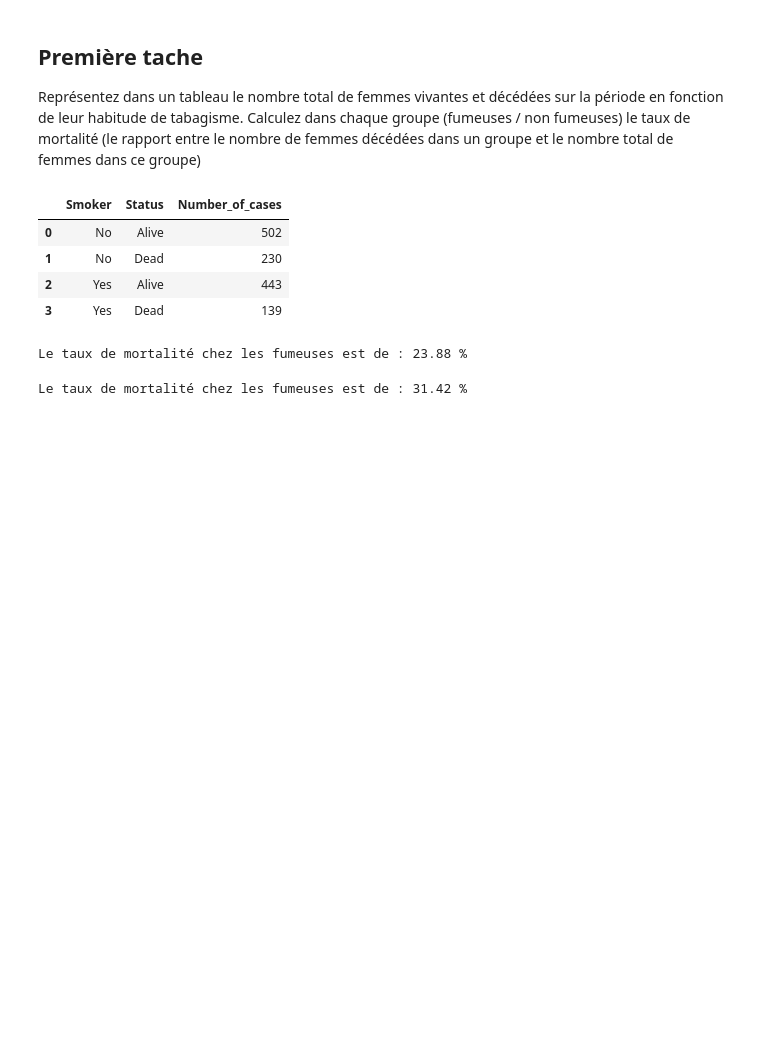
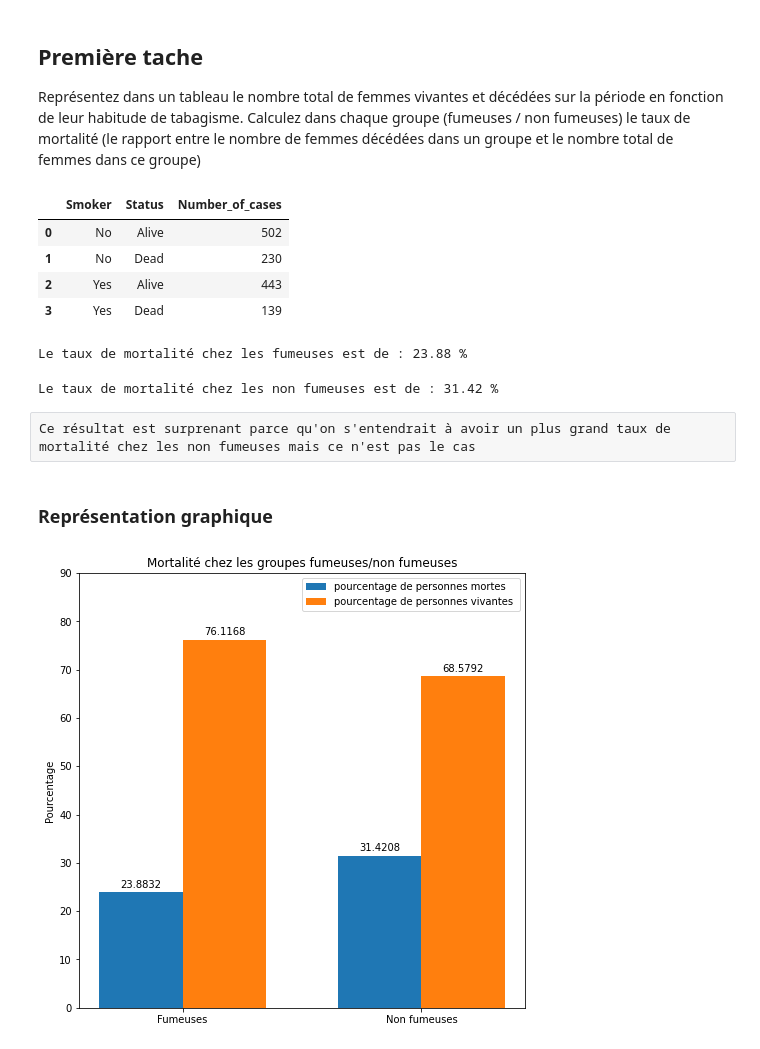
Before and after one commit to bBienky/MoSIG-SMPE-2021, a Jupyter notebook: Paradoxe de Simpson.ipynb, the cells around one changed output. Saved outputs shown, nothing was run; the diff lists cells and outputs as text; code cells hidden in the pictures; blank space fills up the shorter version.

```diff
--- a/Paradoxe de Simpson.ipynb
+++ b/Paradoxe de Simpson.ipynb
@@ -8,8 +11,8 @@ En 1972-1974, à Whickham, une ville du nord-est de l'Angleterre, située à env
 <br>
 Lien du jeu de données : [jeu de données](https://gitlab.inria.fr/learninglab/mooc-rr/mooc-rr-ressources/blob/master/module3/Practical_session/Subject6_smoking.csv)
 # %%
-df = pd.read_csv("Subject6_smoking.csv")
-df.head()
+data = pd.read_csv("Subject6_smoking.csv")
+data.head()
 # %% [output]
 |  | Smoker | Status | Age |
 | 0 | Yes | Alive | 21.0 |
@@ -32,7 +35,7 @@ Comme nous le voyons il n'y a pas de données manquantes dans ce jeu de données
 ## Première tache
 Représentez dans un tableau le nombre total de femmes vivantes et décédées sur la période en fonction de leur habitude de tabagisme. Calculez dans chaque groupe (fumeuses / non fumeuses) le taux de mortalité (le rapport entre le nombre de femmes décédées dans un groupe et le nombre total de femmes dans ce groupe)
 # %%
-smoker_agg =  df.groupby(['Smoker', 'Status']).agg('count')
+smoker_agg =  data.groupby(['Smoker', 'Status']).agg('count')
 smoker_agg.columns = ['Number_of_cases']
 smoker_agg = smoker_agg.reset_index()
 smoker_agg
@@ -45,14 +48,42 @@ smoker_agg
 # %%
 # Taux de mortalité dans le groupe de fumeuses
 smoker_dead_num = float(smoker_agg[(smoker_agg.Smoker=="Yes") & (smoker_agg.Status=="Dead")]['Number_of_cases'])
-mortality = 100*smoker_dead_num / smoker_agg[smoker_agg.Smoker=='Yes']['Number_of_cases'].sum()
-print("Le taux de mortalité chez les fumeuses est de : "+str(round(mortality,2))+' %')
+mortality_smoke = 100*smoker_dead_num / smoker_agg[smoker_agg.Smoker=='Yes']['Number_of_cases'].sum()
+print("Le taux de mortalité chez les fumeuses est de : "+str(round(mortality_smoke,2))+' %')
 # %% [output]
 Le taux de mortalité chez les fumeuses est de : 23.88 %
 # %%
 # Taux de mortalité dans le groupe des non fumeuses
 nosmoker_dead_num = float(smoker_agg[(smoker_agg.Smoker=="No") & (smoker_agg.Status=="Dead")]['Number_of_cases'])
-mortality = 100*nosmoker_dead_num / smoker_agg[smoker_agg.Smoker=='No']['Number_of_cases'].sum()
-print("Le taux de mortalité chez les fumeuses est de : "+str(round(mortality,2))+' %')
+mortality_nosmoke = 100*nosmoker_dead_num / smoker_agg[smoker_agg.Smoker=='No']['Number_of_cases'].sum()
+print("Le taux de mortalité chez les non fumeuses est de : "+str(round(mortality_nosmoke,2))+' %')
 # %% [output]
-Le taux de mortalité chez les fumeuses est de : 31.42 %
+Le taux de mortalité chez les non fumeuses est de : 31.42 %
+# %% [raw]
+Ce résultat est surprenant parce qu'on s'entendrait à avoir un plus grand taux de mortalité chez les non fumeuses mais ce n'est pas le cas
+# %% [markdown]
+### Représentation graphique
+# %%
+
+labels = ['Fumeuses', 'Non fumeuses']
+d1 = [mortality_smoke, mortality_nosmoke]
+d2 = [100-mortality_smoke, 100-mortality_nosmoke]
+x = np.arange(len(labels))  # the label locations
+width = 0.35  # the width of the bars
+fig, ax = plt.subplots(figsize = (8,8))
+rects1 = ax.bar(x - width/2, d1, width, label='pourcentage de personnes mortes')
+rects2 = ax.bar(x + width/2, d2, width, label = "pourcentage de personnes vivantes ")
+ax.set_ylabel('Pourcentage')
+ax.set_title('Mortalité chez les groupes fumeuses/non fumeuses')
+ax.set_xticks(x)
+plt.yticks(np.arange(0, 100, 10))
+ax.set_xticklabels(labels)
+ax.legend()
+
+ax.bar_label(rects1, padding=3)
+ax.bar_label(rects2, padding=3)
+
+
+plt.show()
+# %% [output]
+[figure, added]
```
Also changed, not shown: parts of 18 cells of this notebook, 1 other file.
